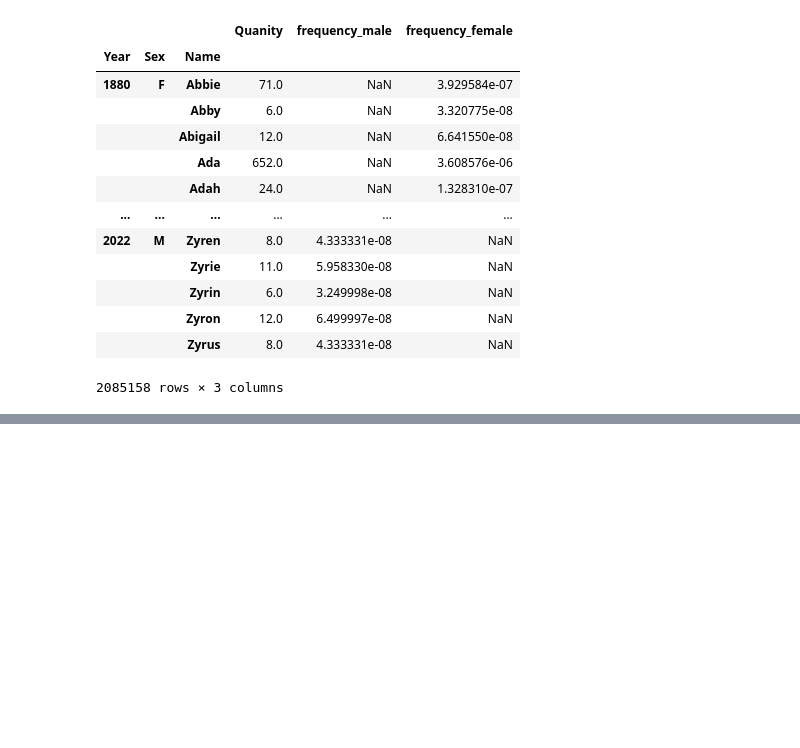
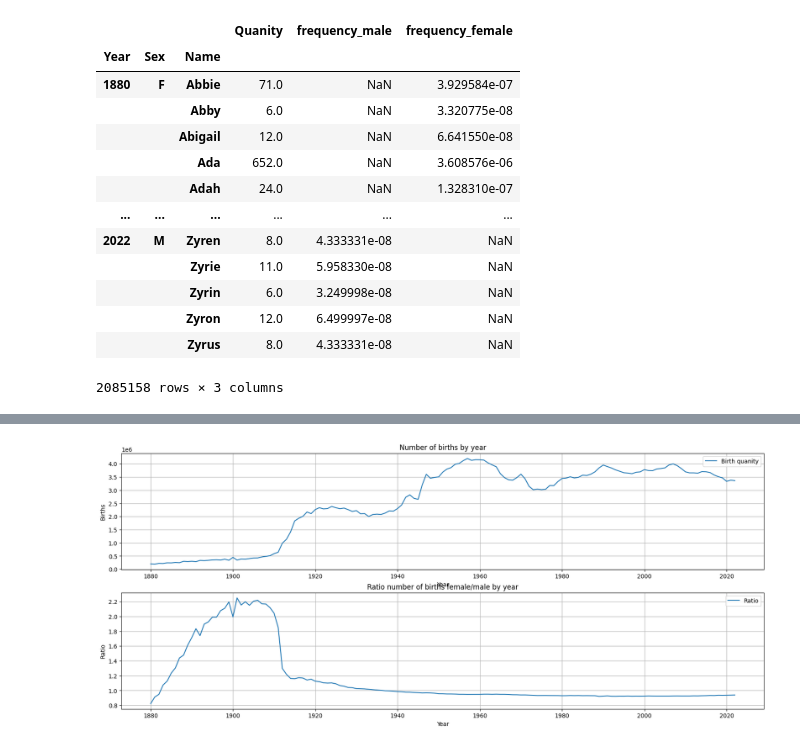
Before and after one commit to pawel-gawron/EAD-Eksploracyjna-analiza-danych, a Jupyter notebook: Lab 05 - Projekt pandas Matplotlib/Lab_05.ipynb, the cells around one changed output, grey strips where cells are left out. Cells and saved outputs as stored; diff of their text form; code cells hidden in the pictures; blank space fills up the shorter version.

Commit message:
plot in exercise 5

```diff
--- a/Lab 05 - Projekt pandas Matplotlib/Lab_05.ipynb
+++ b/Lab 05 - Projekt pandas Matplotlib/Lab_05.ipynb
@@ -82,0 +100,26 @@ names_df_pivot
+# %%
+fig, ax = plt.subplots(2, 1, figsize=(20, 8))
+
+
+years = names_df_pivot.index.get_level_values('Year').unique()
+sum_by_year = names_df.groupby(['Year'])['Quanity'].sum()
+
+ax[0].plot(years, sum_by_year.values, label='Birth quanity')
+ax[0].set_xlabel('Year')
+ax[0].set_ylabel('Births')
+ax[0].set_title('Number of births by year')
+ax[0].legend(loc='best')
+ax[0].grid(True)
+
+sum_by_year_female = names_df.groupby(['Year', 'Sex'])['Quanity'].sum().loc[(slice(None), 'F')]
+sum_by_year_male = names_df.groupby(['Year', 'Sex'])['Quanity'].sum().loc[(slice(None), 'M')]
+ratio = sum_by_year_female.values/sum_by_year_male.values
+
+ax[1].plot(years, ratio, label='Ratio')
+ax[1].set_xlabel('Year')
+ax[1].set_ylabel('Ratio')
+ax[1].set_title('Ratio number of births female/male by year')
+ax[1].legend(loc='best')
+ax[1].grid(True)
+# %% [output]
+[figure, added]
```
Also changed, not shown: parts of 5 cells of this notebook.
